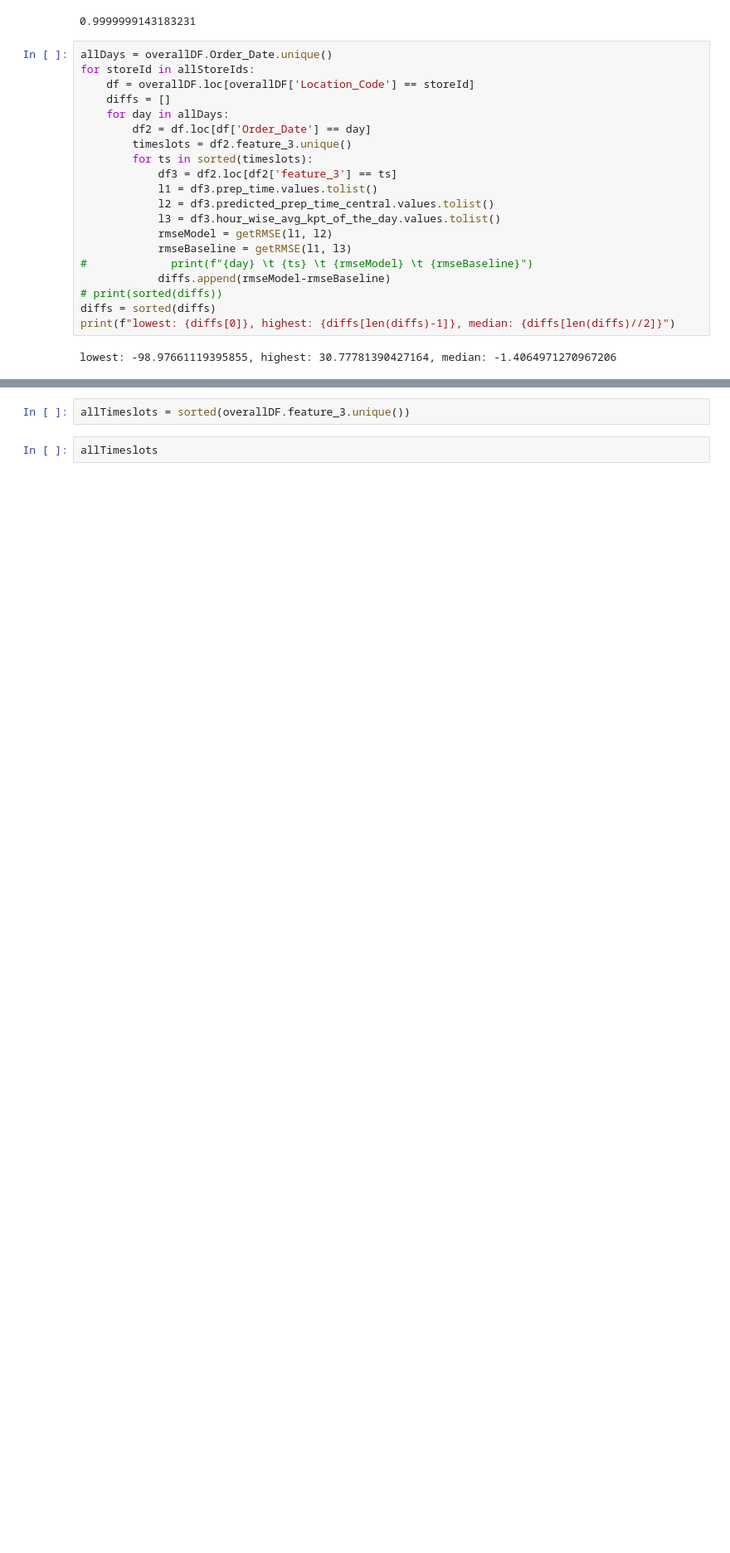
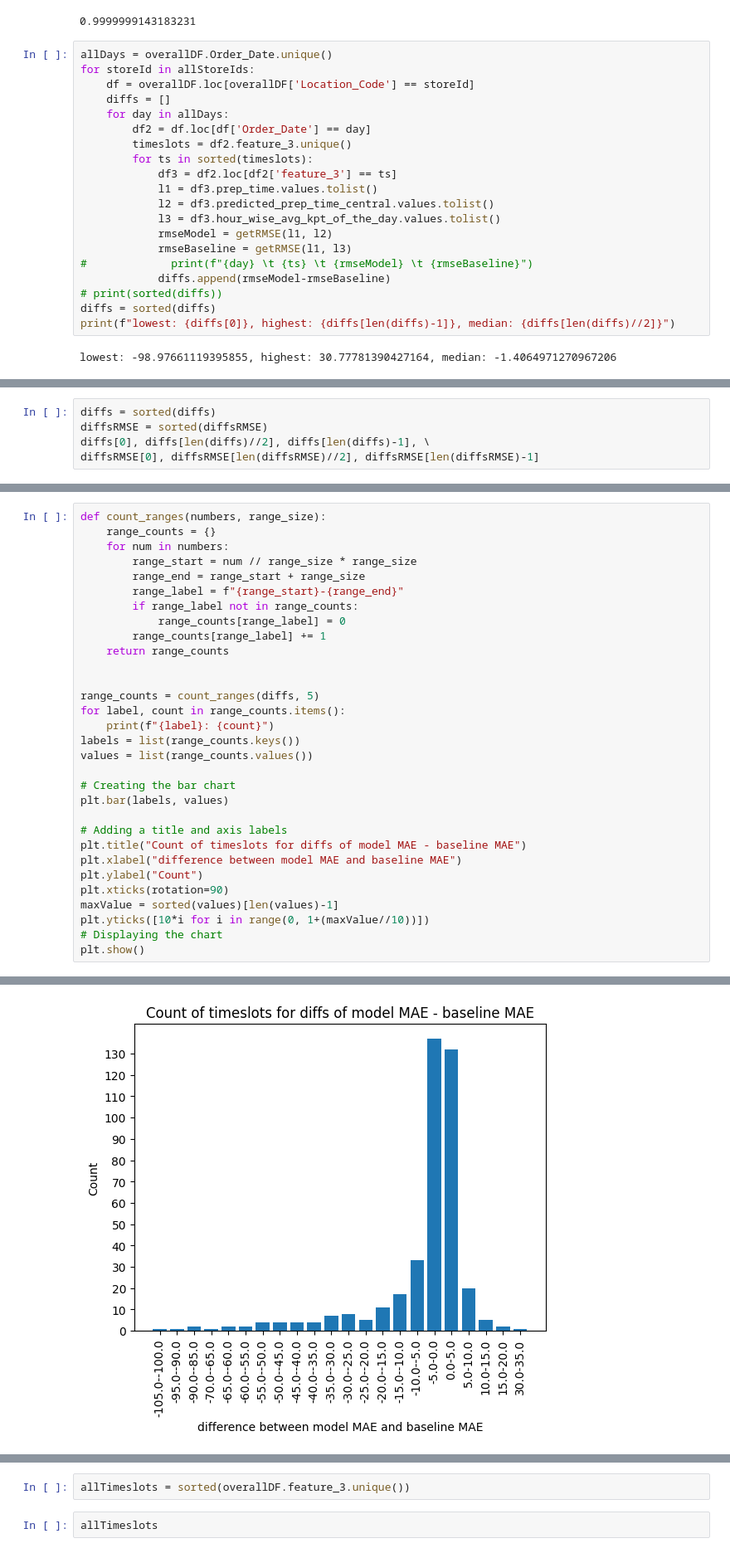
Before and after one commit to manoj2601/Dominos-Data-Analysis, a Jupyter notebook: prediction/Model-xgboost/model-restWise-xgboost-ExperimentalBhopal-lessFeatures.ipynb, the cells around one changed output, grey strips where cells are left out. Shown at 83% size. Drawn from its saved outputs; the diff is of its cells as text; blank space fills up the shorter version.

Commit message:
histograms for model-baseline mae added, 20 march

```diff
--- a/prediction/Model-xgboost/model-restWise-xgboost-ExperimentalBhopal-lessFeatures.ipynb
+++ b/prediction/Model-xgboost/model-restWise-xgboost-ExperimentalBhopal-lessFeatures.ipynb
@@ -829,0 +829,5 @@ dfError
+# %%
+diffs = sorted(diffs)
+diffsRMSE = sorted(diffsRMSE)
+diffs[0], diffs[len(diffs)//2], diffs[len(diffs)-1], \
+diffsRMSE[0], diffsRMSE[len(diffsRMSE)//2], diffsRMSE[len(diffsRMSE)-1]
@@ -829,0 +851,32 @@ dfError
+# %%
+def count_ranges(numbers, range_size):
+    range_counts = {}
+    for num in numbers:
+        range_start = num // range_size * range_size
+        range_end = range_start + range_size
+        range_label = f"{range_start}-{range_end}"
+        if range_label not in range_counts:
+            range_counts[range_label] = 0
+        range_counts[range_label] += 1
+    return range_counts
+
+
+range_counts = count_ranges(diffs, 5)
+for label, count in range_counts.items():
+    print(f"{label}: {count}")
+labels = list(range_counts.keys())
+values = list(range_counts.values())
+
+# Creating the bar chart
+plt.bar(labels, values)
+
+# Adding a title and axis labels
+plt.title("Count of timeslots for diffs of model MAE - baseline MAE")
+plt.xlabel("difference between model MAE and baseline MAE")
+plt.ylabel("Count")
+plt.xticks(rotation=90)
+maxValue = sorted(values)[len(values)-1]
+plt.yticks([10*i for i in range(0, 1+(maxValue//10))])
+# Displaying the chart
+plt.show()
+# %% [output]
@@ -829,0 +900 @@ dfError
+[figure, added]
```
Also changed, not shown: parts of 17 cells of this notebook, 2 other files.
